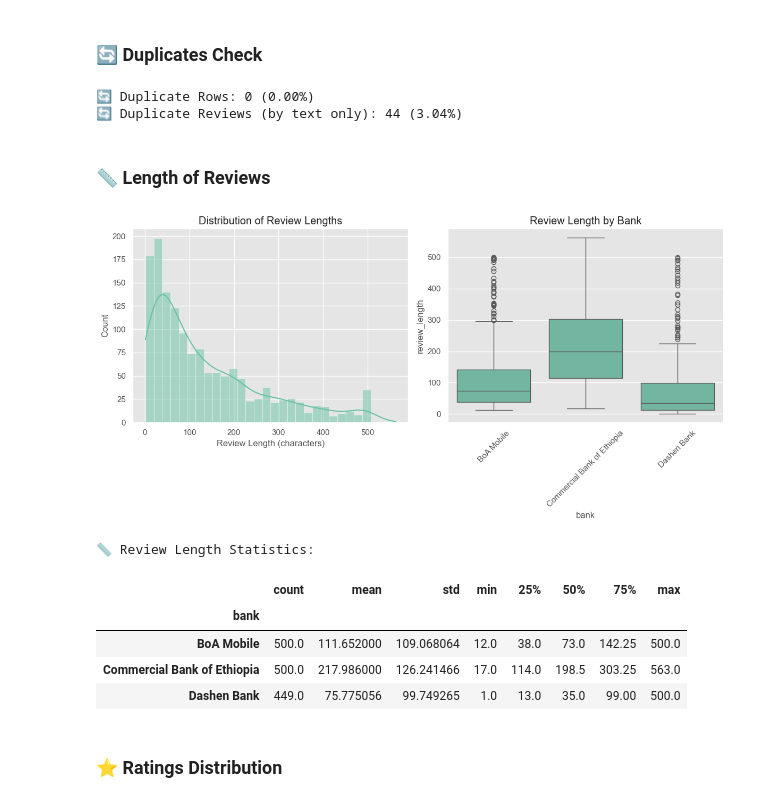
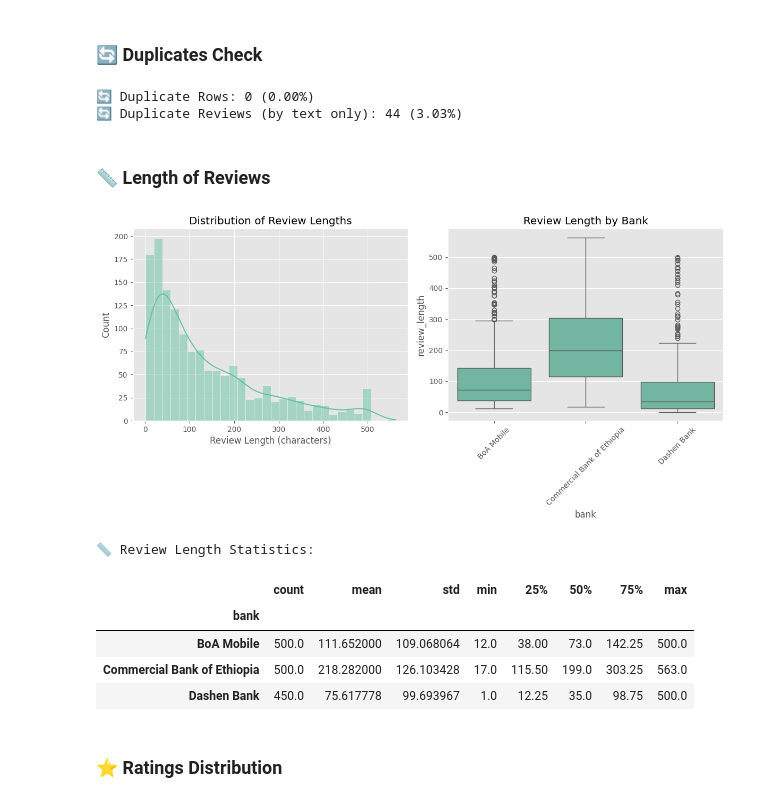
Before and after one commit to abeelgetahun/Ethiopian-banks-review-analysis, a Jupyter notebook: notebooks/main.ipynb, the cells around one changed output. Saved outputs shown, nothing was run; the diff lists cells and outputs as text; code cells hidden in the pictures.

```diff
--- a/notebooks/main.ipynb
+++ b/notebooks/main.ipynb
@@ -196,43 +211,43 @@ if not raw_data.empty:
     print(f"\n🔄 Duplicate Rows: {duplicates} ({duplicates/len(raw_data)*100:.2f}%)")
 
     # Check for duplicates based on review text only
-    text_duplicates = raw_data.duplicated(subset=['review_text']).sum()
+    text_duplicates = raw_data.duplicated(subset=['content']).sum()
     print(f"🔄 Duplicate Reviews (by text only): {text_duplicates} ({text_duplicates/len(raw_data)*100:.2f}%)")
 # %% [output]
 🔄 Duplicate Rows: 0 (0.00%)
-🔄 Duplicate Reviews (by text only): 44 (3.04%)
+🔄 Duplicate Reviews (by text only): 44 (3.03%)
 # %% [markdown]
 ### 📏 Length of Reviews
 # %%
 if not raw_data.empty:
     # Calculate review length
-    raw_data['review_length'] = raw_data['review_text'].fillna("").apply(len)
+    raw_data['review_length'] = raw_data['content'].fillna("").apply(len)
 
     # Plot distribution of review lengths
     plt.figure(figsize=(12, 6))
 
     plt.subplot(1, 2, 1)
     sns.histplot(raw_data['review_length'], bins=30, kde=True)
     plt.title('Distribution of Review Lengths')
     plt.xlabel('Review Length (characters)')
 
     plt.subplot(1, 2, 2)
     sns.boxplot(x='bank', y='review_length', data=raw_data)
     plt.title('Review Length by Bank')
     plt.xticks(rotation=45)
     plt.tight_layout()
     plt.show()
 
     print("\n📏 Review Length Statistics:")
     display(raw_data.groupby('bank')['review_length'].describe())
 # %% [output]
-[figure, old version]
+[figure, new version]
 📏 Review Length Statistics:
 |  | count | mean | std | min | 25% | 50% | 75% | max |
 | bank |  |  |  |  |  |  |  |  |
-| BoA Mobile | 500.0 | 111.652000 | 109.068064 | 12.0 | 38.0 | 73.0 | 142.25 | 500.0 |
-| Commercial Bank of Ethiopia | 500.0 | 217.986000 | 126.241466 | 17.0 | 114.0 | 198.5 | 303.25 | 563.0 |
-| Dashen Bank | 449.0 | 75.775056 | 99.749265 | 1.0 | 13.0 | 35.0 | 99.00 | 500.0 |
+| BoA Mobile | 500.0 | 111.652000 | 109.068064 | 12.0 | 38.00 | 73.0 | 142.25 | 500.0 |
+| Commercial Bank of Ethiopia | 500.0 | 218.282000 | 126.103428 | 17.0 | 115.50 | 199.0 | 303.25 | 563.0 |
+| Dashen Bank | 450.0 | 75.617778 | 99.693967 | 1.0 | 12.25 | 35.0 | 98.75 | 500.0 |
 # %% [markdown]
 ### ⭐ Ratings Distribution
 # %%
```
Also changed, not shown: parts of 3 cells of this notebook, 4 other files.
